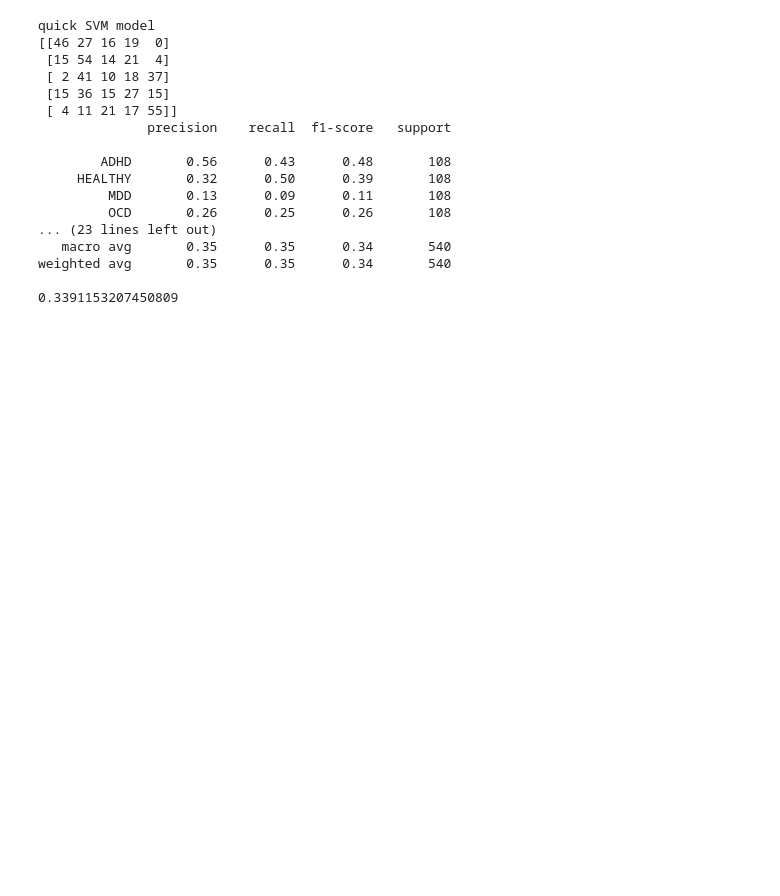
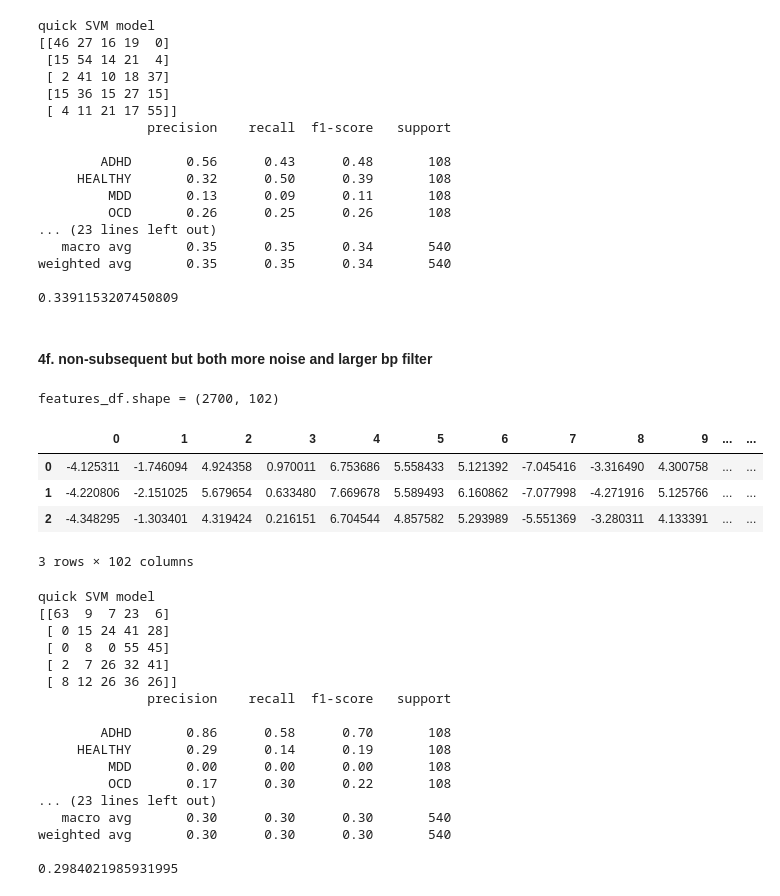
Before and after one commit to TSmolders/DataScience_Thesis, a Jupyter notebook: augmentation_pretext_performance_check.ipynb, the cells around one changed output. Cells and saved outputs as stored; diff of their text form; code cells hidden in the pictures; blank space fills up the shorter version.

Commit message:
further tuning pretext tasks

```diff
--- a/augmentation_pretext_performance_check.ipynb
+++ b/augmentation_pretext_performance_check.ipynb
@@ -707,3 +707,32 @@ quick SVM model
 weighted avg       0.35      0.35      0.34       540
 
 0.3391153207450809
+# %% [markdown]
+#### 4f. non-subsequent but both more noise and larger bp filter
+# %%
+# best model checkpoint
+get_ssl_features('morenoiselargerfilter_contrastive_loss_ShallowNet_pretext_model', dataset, df_sample, eval=True, to_disk=True, pretext_model='ShallowNet')
+# %% [output]
+features_df.shape = (2700, 102)
+|  | 0 | 1 | 2 | 3 | 4 | 5 | 6 | 7 | 8 | 9 | ... | ... |
+| 0 | -4.125311 | -1.746094 | 4.924358 | 0.970011 | 6.753686 | 5.558433 | 5.121392 | -7.045416 | -3.316490 | 4.300758 | ... | ... |
+| 1 | -4.220806 | -2.151025 | 5.679654 | 0.633480 | 7.669678 | 5.589493 | 6.160862 | -7.077998 | -4.271916 | 5.125766 | ... | ... |
+| 2 | -4.348295 | -1.303401 | 4.319424 | 0.216151 | 6.704544 | 4.857582 | 5.293989 | -5.551369 | -3.280311 | 4.133391 | ... | ... |
+3 rows × 102 columns
+quick SVM model
+[[63  9  7 23  6]
+ [ 0 15 24 41 28]
+ [ 0  8  0 55 45]
+ [ 2  7 26 32 41]
+ [ 8 12 26 36 26]]
+              precision    recall  f1-score   support
+
+        ADHD       0.86      0.58      0.70       108
+     HEALTHY       0.29      0.14      0.19       108
+         MDD       0.00      0.00      0.00       108
+         OCD       0.17      0.30      0.22       108
+... (23 lines left out)
+   macro avg       0.30      0.30      0.30       540
+weighted avg       0.30      0.30      0.30       540
+
+0.2984021985931995
```
Also changed, not shown: parts of 1 cell of this notebook, 1 other file.
